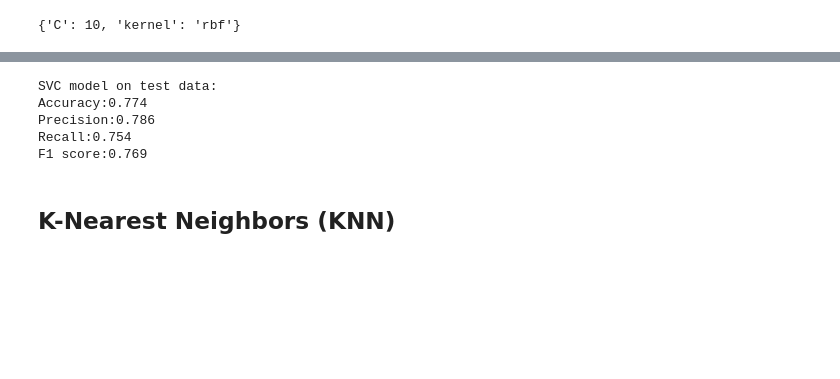
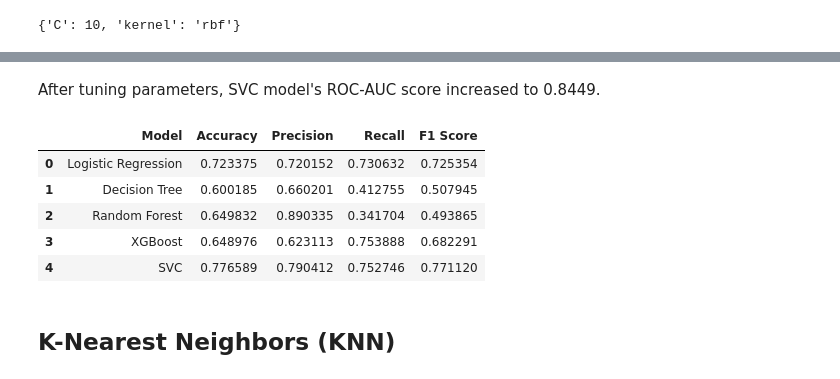
Before and after one commit to KK-Niraj/Credit-Card-Default-Prediction, a Jupyter notebook: Credit_Card_Default_Prediction_Capstone_Project.ipynb, the cells around one changed output, grey strips where cells are left out. Cells and saved outputs as stored; diff of their text form; code cells hidden in the pictures; blank space fills up the shorter version.

```diff
--- a/Credit_Card_Default_Prediction_Capstone_Project.ipynb
+++ b/Credit_Card_Default_Prediction_Capstone_Project.ipynb
@@ -758,0 +750,4 @@ F1 score:0.420
+# %%
+# Storing the value in dataframe for Random Forest model.
+model_report.append(get_pre_rec_f1(rf_optimal, X_test, y_test,"Random Forest"))
+pd.DataFrame(model_report, columns = ["Model","Accuracy", "Precision", "Recall", "F1 Score"])
@@ -921,13 +923,16 @@ ROC_AUC score after tuning parameters:0.843532685798461
-# %%
-# Calculate accuracy, precision, recall and F1 score of SVC model
-print('SVC model on test data:')
-get_pre_rec_f1(svc_optimal, X_test_std, y_test)
-# %% [output]
-SVC model on test data:
-Accuracy:0.774
-Precision:0.786
-Recall:0.754
-F1 score:0.769
+# %% [markdown]
+After tuning parameters, SVC model's ROC-AUC score increased to 0.8449.
+# %%
+# Storing the value in dataframe for SVC model.
+model_report.append(get_pre_rec_f1(svc_optimal, X_test_std, y_test,"SVC"))
+pd.DataFrame(model_report, columns = ["Model", "Accuracy", "Precision", "Recall", "F1 Score"])
+# %% [output]
+|  | Model | Accuracy | Precision | Recall | F1 Score |
+| 0 | Logistic Regression | 0.723375 | 0.720152 | 0.730632 | 0.725354 |
+| 1 | Decision Tree | 0.600185 | 0.660201 | 0.412755 | 0.507945 |
+| 2 | Random Forest | 0.649832 | 0.890335 | 0.341704 | 0.493865 |
+| 3 | XGBoost | 0.648976 | 0.623113 | 0.753888 | 0.682291 |
+| 4 | SVC | 0.776589 | 0.790412 | 0.752746 | 0.771120 |
 # %% [markdown]
 ## K-Nearest Neighbors (KNN)
 # %%
```
Also changed, not shown: parts of 47 cells of this notebook.
